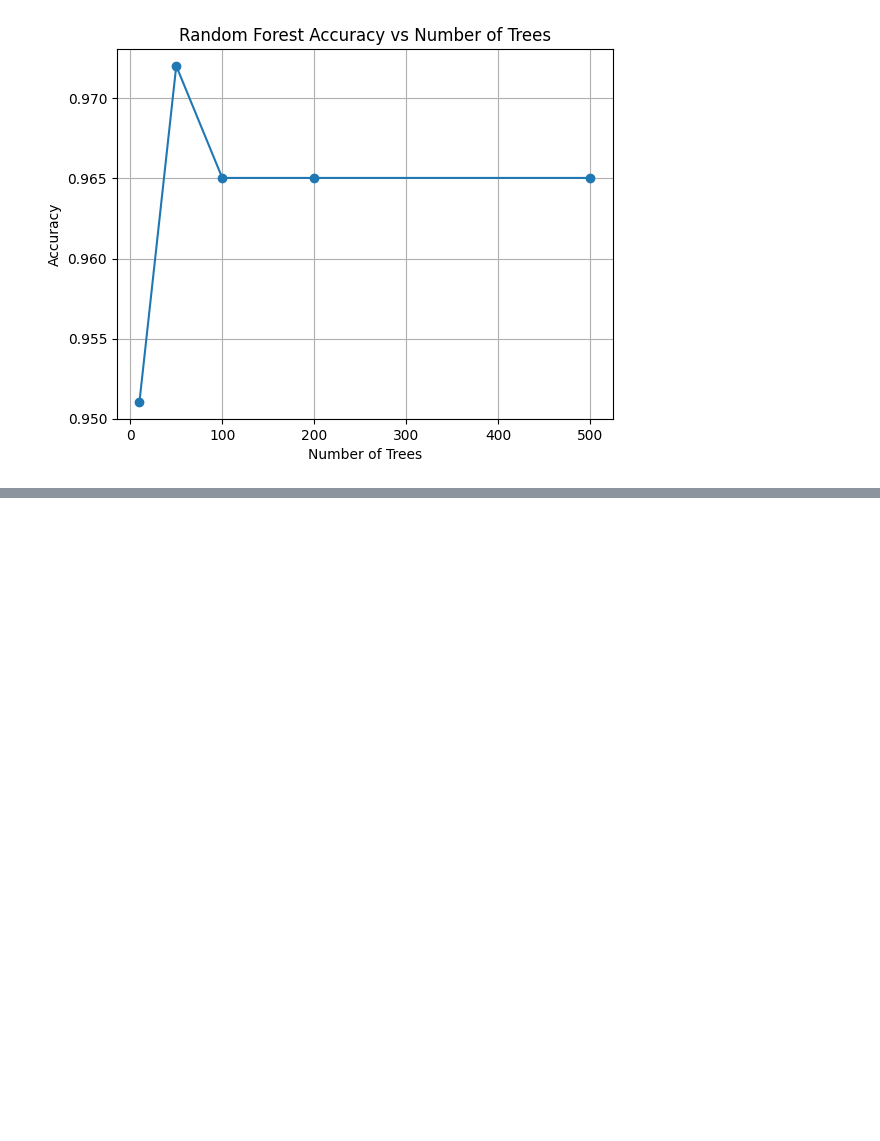
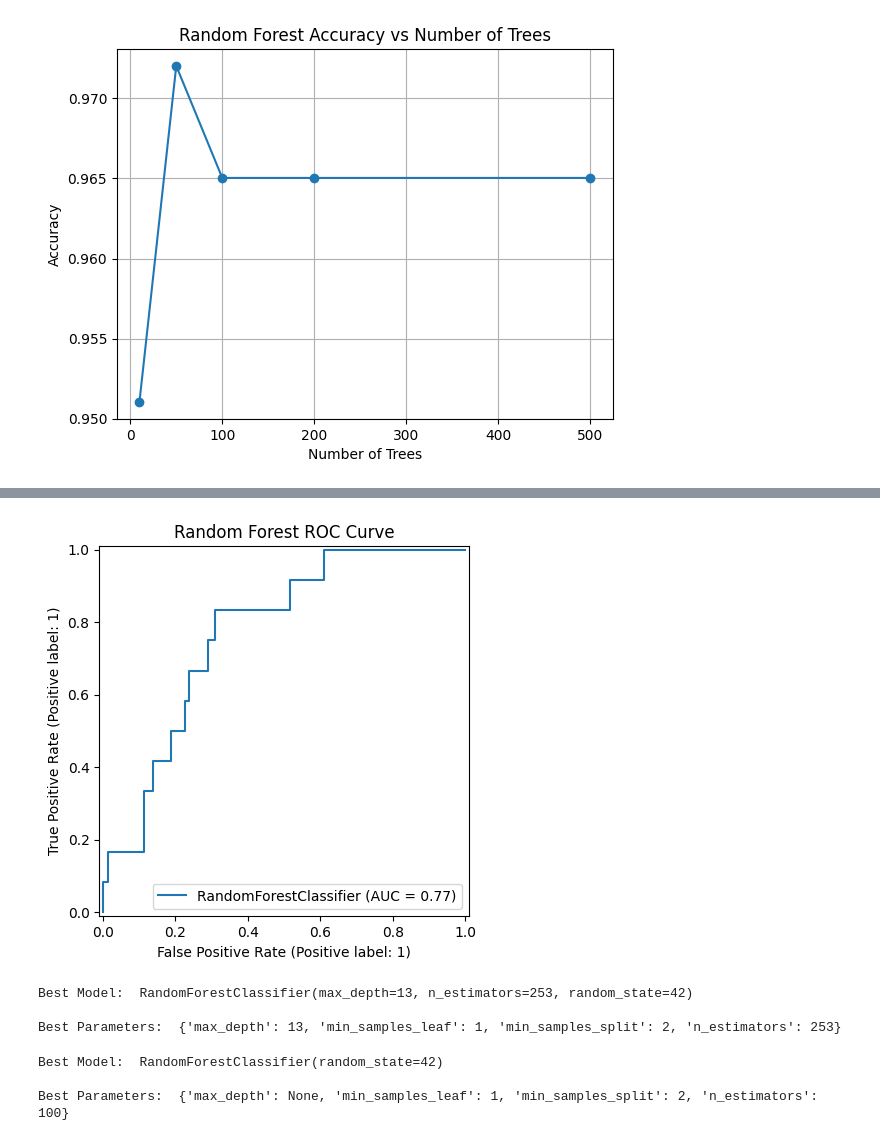
Before and after one commit to Jbaner/OMDSModC_Capstone_Project, a Jupyter notebook: OMDS_ModC_Week6_Banerjee_Jayeeta.ipynb, the cells around one changed output, grey strips where cells are left out. Cells and saved outputs as stored; diff of their text form; code cells hidden in the pictures; blank space fills up the shorter version.

```diff
--- a/OMDS_ModC_Week6_Banerjee_Jayeeta.ipynb
+++ b/OMDS_ModC_Week6_Banerjee_Jayeeta.ipynb
@@ -187,0 +340,48 @@ plt.show()
+# %%
+#ROC curve
+RocCurveDisplay.from_estimator(rf, X_test, y_test)
+plt.title("Random Forest ROC Curve")
+plt.show()
+# %% [output]
+[figure, added]
+# %%
+#Tune Hyperparameter RandomizedSearchCV
+rf=RandomForestClassifier(random_state=42)
+param_dist = {"n_estimators": randint(50, 300),
+              "max_depth": randint(2,15),
+              "min_samples_split": randint(2,10),
+              "min_samples_leaf": randint(1,5)}
+
+search = RandomizedSearchCV(
+    rf,
+    param_distributions = param_dist,
+    n_iter=20,
+    cv=5,
+    random_state=42,
+    n_jobs=-1)
+search.fit(X_train, y_train)
+best_model = search.best_estimator_
+best_param = search.best_params_
+print("Best Model: ", best_model)
+print("\nBest Parameters: ", best_param)
+# %% [output]
+Best Model:  RandomForestClassifier(max_depth=13, n_estimators=253, random_state=42)
+
+Best Parameters:  {'max_depth': 13, 'min_samples_leaf': 1, 'min_samples_split': 2, 'n_estimators': 253}
+# %%
+#Tune Hyperparameter GridSearchCV
+param_grid = {'n_estimators': [100,200,500],
+              'max_depth': [3,5,10,None],
+              'min_samples_split': [2,5,10],
+              'min_samples_leaf': [1,2,4]}
+grid =  GridSearchCV(rf, param_grid, cv=5, scoring='accuracy', n_jobs=-1)
+grid.fit(X_train, y_train)
+
+best_model = grid.best_estimator_
+best_param = grid.best_params_
+print("Best Model: ", best_model)
+print("\nBest Parameters: ", best_param)
+# %% [output]
+Best Model:  RandomForestClassifier(random_state=42)
+
+Best Parameters:  {'max_depth': None, 'min_samples_leaf': 1, 'min_samples_split': 2, 'n_estimators': 100}
```
Also changed, not shown: parts of 8 cells of this notebook.
